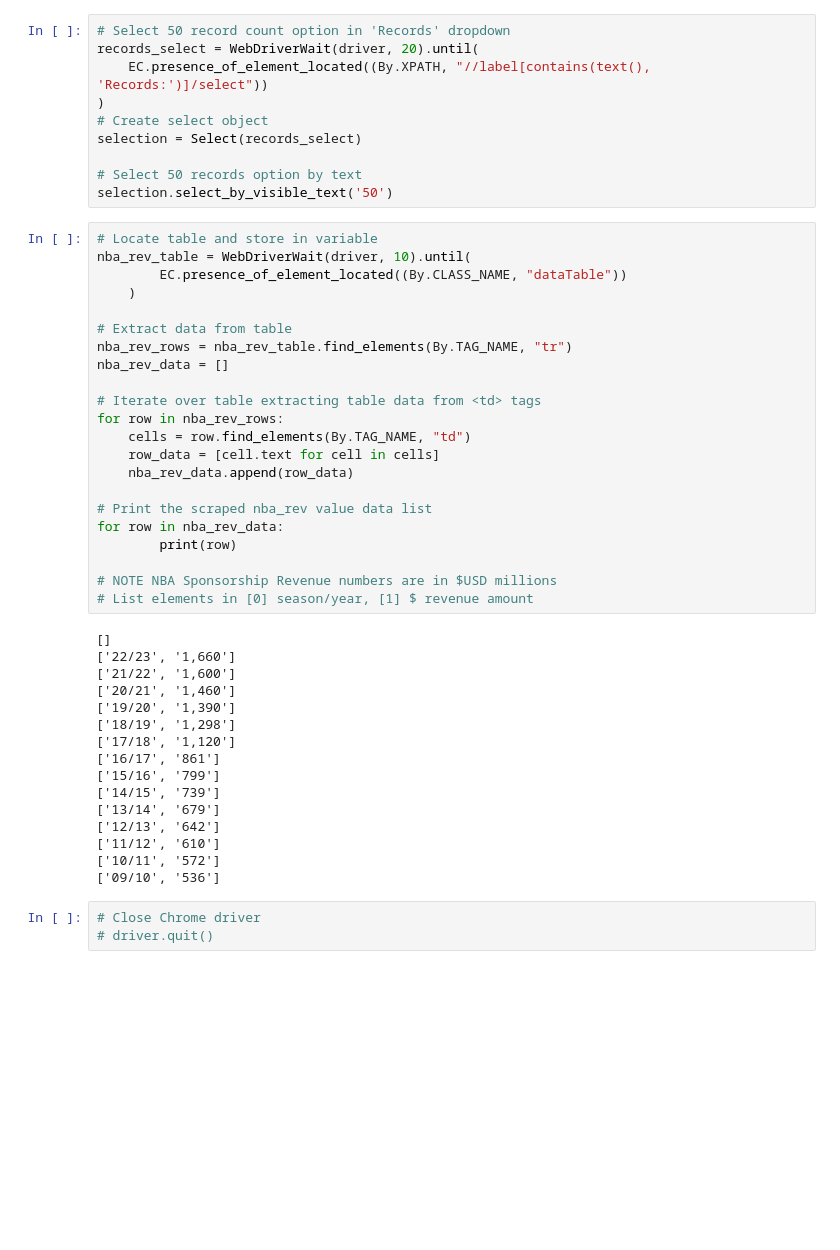
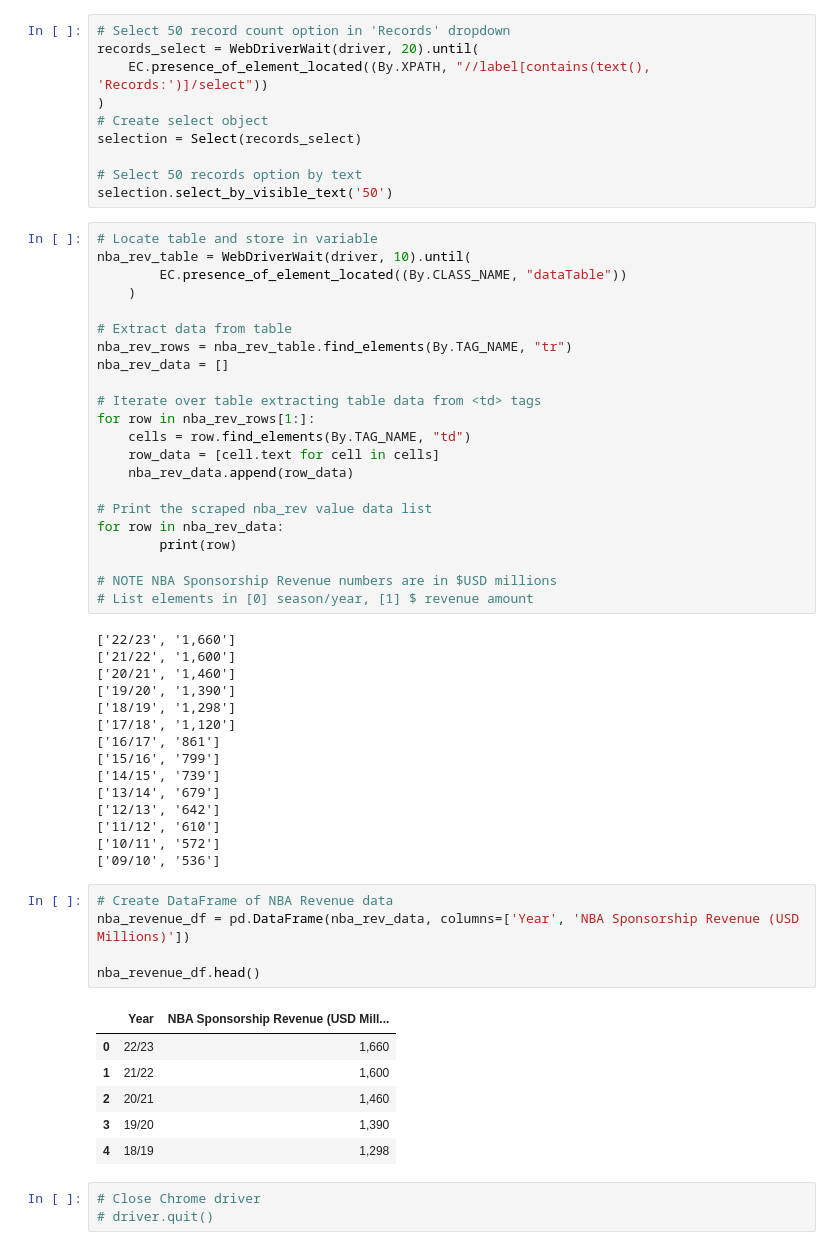
Before and after one commit to JP-Butler/Pro_Sports_Salary_Analysis, a Jupyter notebook: notebooks/data_scraping.ipynb, the cells around one changed output. Saved outputs shown, nothing was run; the diff lists cells and outputs as text; blank space fills up the shorter version.

```diff
--- a/notebooks/data_scraping.ipynb
+++ b/notebooks/data_scraping.ipynb
@@ -427,7 +466,7 @@ nba_rev_rows = nba_rev_table.find_elements(By.TAG_NAME, "tr")
 nba_rev_data = []
 
 # Iterate over table extracting table data from <td> tags
-for row in nba_rev_rows:
+for row in nba_rev_rows[1:]:
     cells = row.find_elements(By.TAG_NAME, "td")
     row_data = [cell.text for cell in cells]
     nba_rev_data.append(row_data)
@@ -439,7 +478,6 @@ for row in nba_rev_data:
 # NOTE NBA Sponsorship Revenue numbers are in $USD millions
 # List elements in [0] season/year, [1] $ revenue amount
 # %% [output]
-[]
 ['22/23', '1,660']
 ['21/22', '1,600']
 ['20/21', '1,460']
@@ -454,6 +492,18 @@ for row in nba_rev_data:
 ['11/12', '610']
 ['10/11', '572']
 ['09/10', '536']
+# %%
+# Create DataFrame of NBA Revenue data
+nba_revenue_df = pd.DataFrame(nba_rev_data, columns=['Year', 'NBA Sponsorship Revenue (USD Millions)'])
+
+nba_revenue_df.head()
+# %% [output]
+|  | Year | NBA Sponsorship Revenue (USD Mill... |
+| 0 | 22/23 | 1,660 |
+| 1 | 21/22 | 1,600 |
+| 2 | 20/21 | 1,460 |
+| 3 | 19/20 | 1,390 |
+| 4 | 18/19 | 1,298 |
 # %%
 # Close Chrome driver
 # driver.quit()
```
Also changed, not shown: parts of 22 cells of this notebook, 1 other file.
